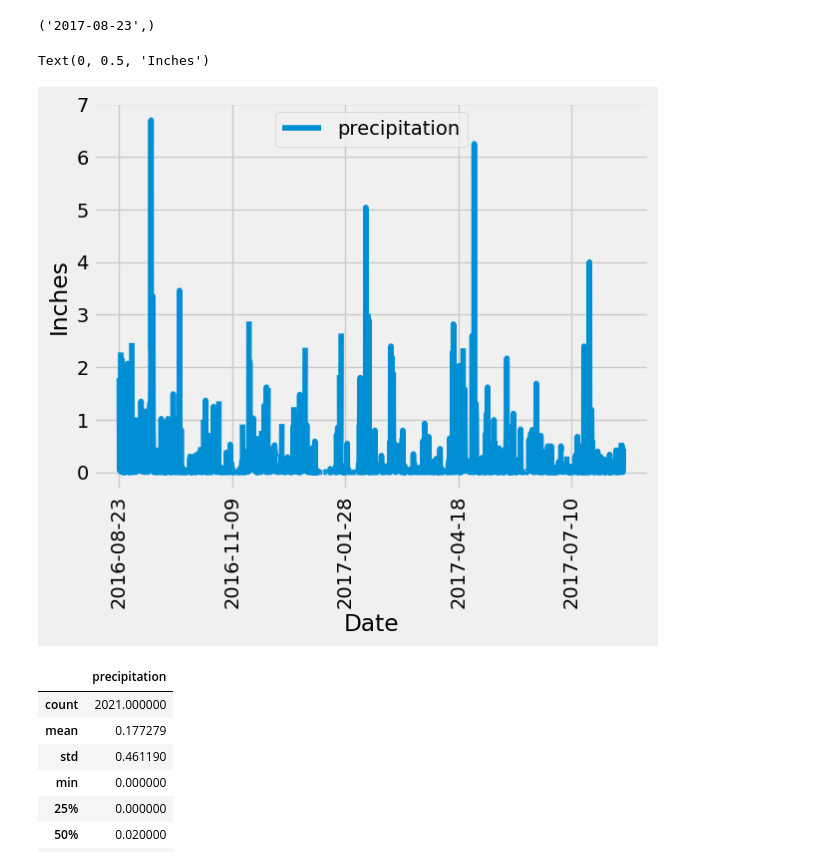
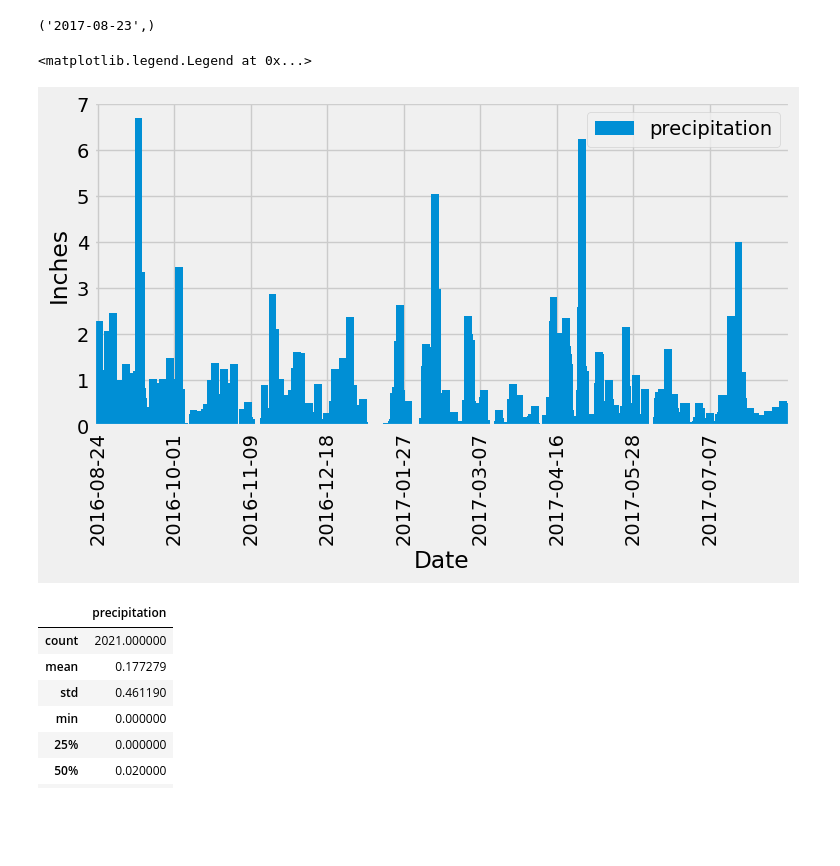
Before and after one commit to Nate-Sheibley/sqlalchemy-challenge, a Jupyter notebook: SurfsUp/climate.ipynb, the cells around one changed output. Saved outputs shown, nothing was run; the diff lists cells and outputs as text; code cells hidden in the pictures; blank space fills up the shorter version.

Commit message:
first plot complete

```diff
--- a/SurfsUp/climate.ipynb
+++ b/SurfsUp/climate.ipynb
@@ -53,28 +61,42 @@ session = Session(engine)
 # Exploratory Precipitation Analysis
 # %%
 # Find the most recent date in the data set.
+# Viewing csv, Measurement has a "date" column, station does not.
+most_recent_measurement_date = session.query(Measurement.date).order_by(Measurement.date.desc()).first()
+most_recent_measurement_date
 # %% [output]
 ('2017-08-23',)
 # %%
 # Design a query to retrieve the last 12 months of precipitation data and plot the results.
 # Starting from the most recent data point in the database.
+date_format = "%Y-%m-%d"
+most_recent_date = dt.datetime.strptime(most_recent_measurement_date[0], date_format)
 
 # Calculate the date one year from the last date in data set.
+one_year_ago = most_recent_date - dt.timedelta(days=365)
 
+measurement_columns = [Measurement.date,
+                       Measurement.prcp]
 
 # Perform a query to retrieve the data and precipitation scores
-
+prev_year_query = session.query(*measurement_columns).\
+        filter(Measurement.date > one_year_ago).all()
 
 # Save the query results as a Pandas DataFrame. Explicitly set the column names
-
+prev_year_df = pd.DataFrame(prev_year_query, columns=['date','precipitation'])
+#prev_year_df['date'] = pd.to_datetime(prev_year_df['date'] )
 
 # Sort the dataframe by date
-
-
+sorted_by_date = prev_year_df.sort_values('date')
 # Use Pandas Plotting with Matplotlib to plot the data
+sorted_by_date.plot(kind='bar', x='date', y='precipitation', width=25, figsize=(8,4))
+plt.locator_params(nbins=9)
+plt.ylabel('Inches')
+plt.xlabel('Date')
+plt.legend(loc='upper right')
 # %% [output]
-Text(0, 0.5, 'Inches')
+<matplotlib.legend.Legend at 0x...>
-[figure, old version]
+[figure, new version]
 # %%
 # Use Pandas to calculate the summary statistics for the precipitation data
 # %% [output]
```
Also changed, not shown: parts of 3 cells of this notebook, 1 other file.
